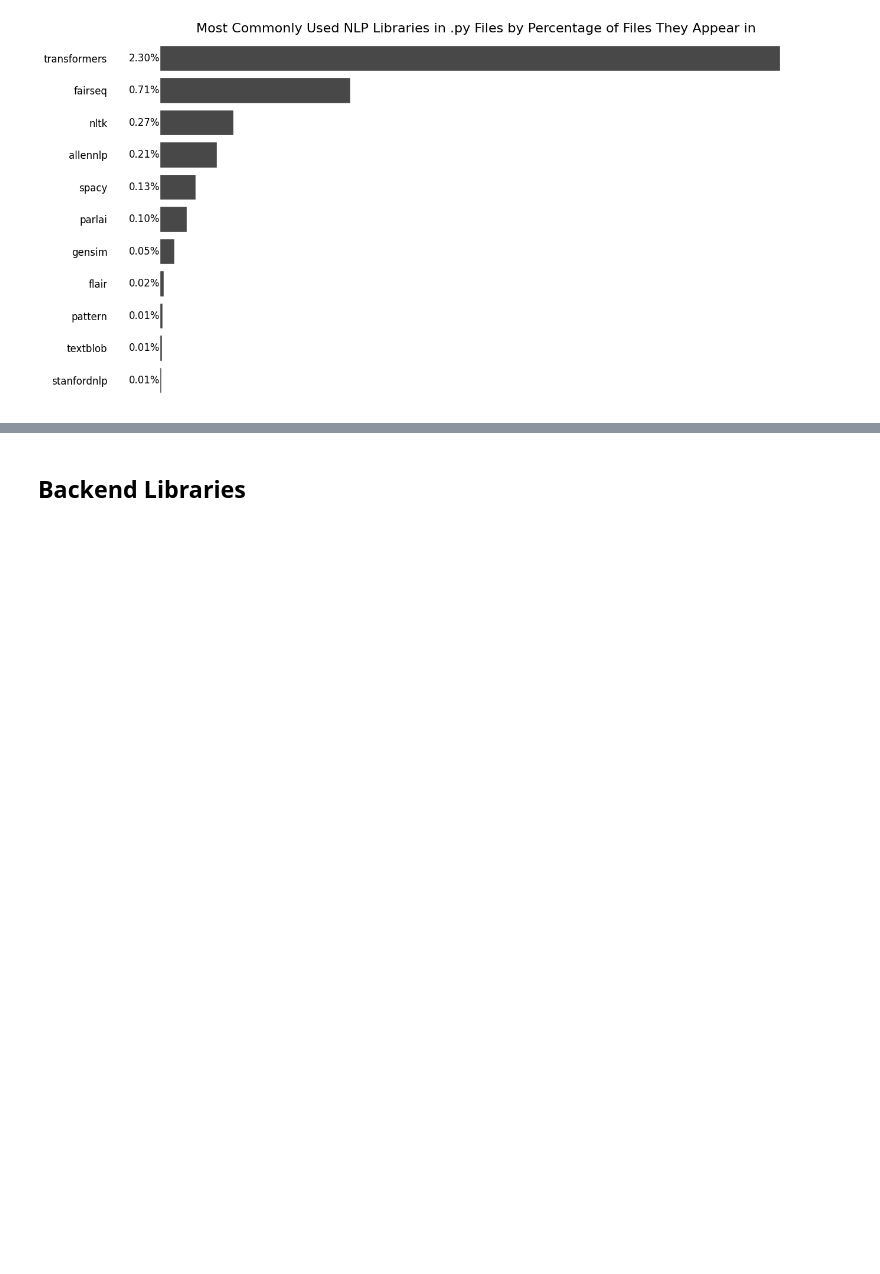
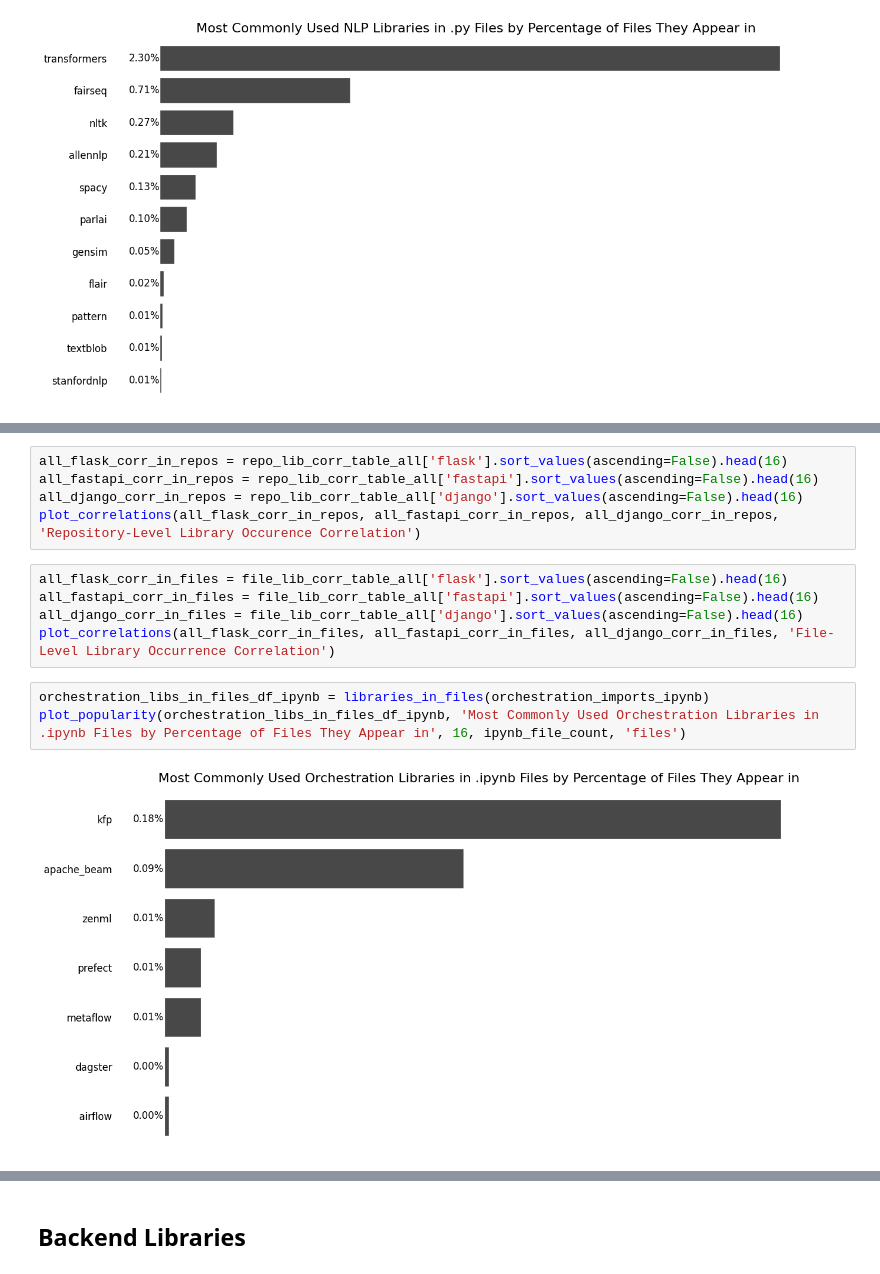
Before and after one commit to tobias-talaj/top-python-repos-analysis, a Jupyter notebook: notebooks/all_libraries_analysis.ipynb, the cells around one changed output, grey strips where cells are left out. Cells and saved outputs as stored; diff of their text form; blank space fills up the shorter version.

```diff
--- a/notebooks/all_libraries_analysis.ipynb
+++ b/notebooks/all_libraries_analysis.ipynb
@@ -205,0 +219,15 @@ plot_popularity(nlp_libs_in_files_df_py, 'Most Commonly Used NLP Libraries in .p
+# %%
+all_flask_corr_in_repos = repo_lib_corr_table_all['flask'].sort_values(ascending=False).head(16)
+all_fastapi_corr_in_repos = repo_lib_corr_table_all['fastapi'].sort_values(ascending=False).head(16)
+all_django_corr_in_repos = repo_lib_corr_table_all['django'].sort_values(ascending=False).head(16)
+plot_correlations(all_flask_corr_in_repos, all_fastapi_corr_in_repos, all_django_corr_in_repos, 'Repository-Level Library Occurence Correlation')
+# %%
+all_flask_corr_in_files = file_lib_corr_table_all['flask'].sort_values(ascending=False).head(16)
+all_fastapi_corr_in_files = file_lib_corr_table_all['fastapi'].sort_values(ascending=False).head(16)
+all_django_corr_in_files = file_lib_corr_table_all['django'].sort_values(ascending=False).head(16)
+plot_correlations(all_flask_corr_in_files, all_fastapi_corr_in_files, all_django_corr_in_files, 'File-Level Library Occurrence Correlation')
+# %%
+orchestration_libs_in_files_df_ipynb = libraries_in_files(orchestration_imports_ipynb)
+plot_popularity(orchestration_libs_in_files_df_ipynb, 'Most Commonly Used Orchestration Libraries in .ipynb Files by Percentage of Files They Appear in', 16, ipynb_file_count, 'files')
+# %% [output]
+[figure, added]
```
Also changed, not shown: parts of 5 cells of this notebook.
